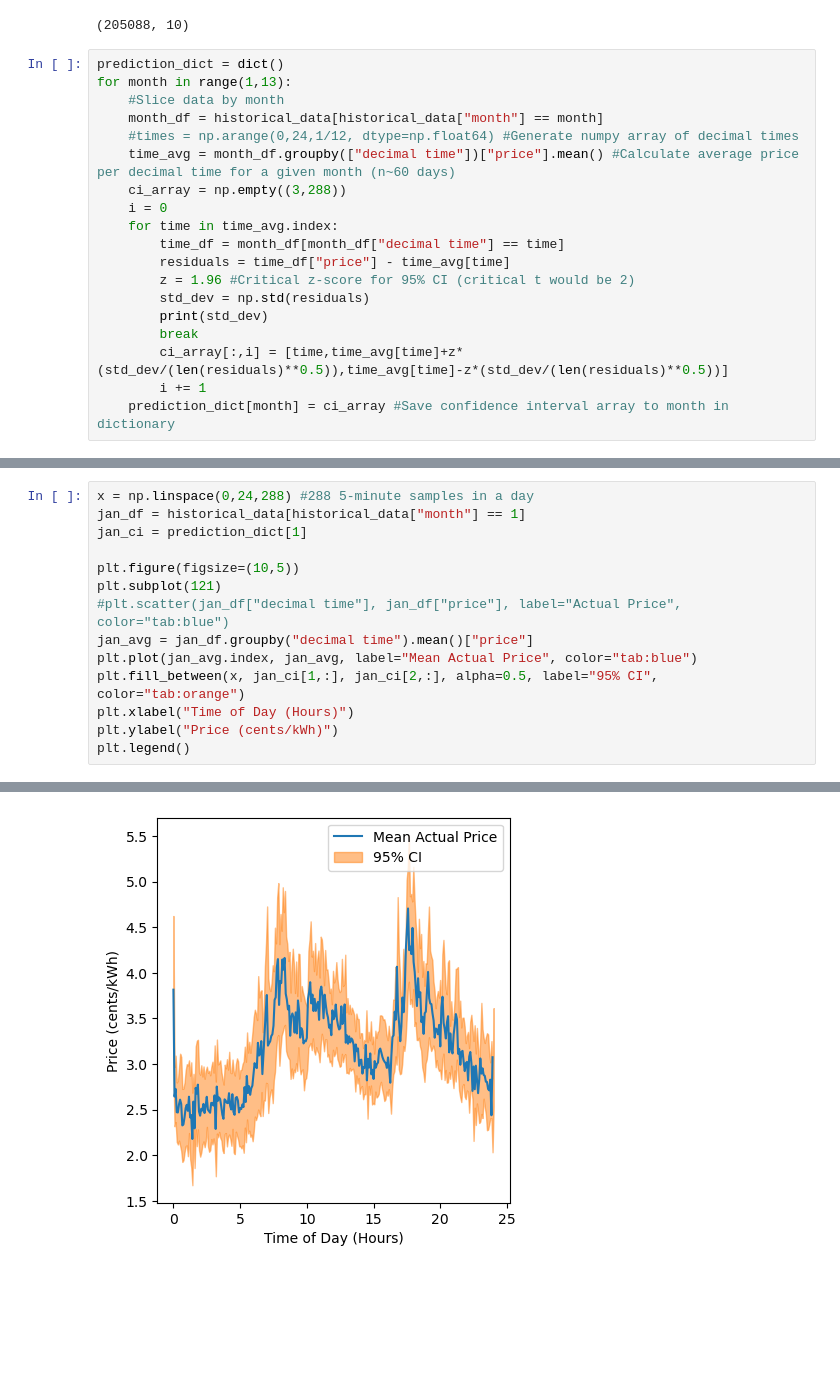
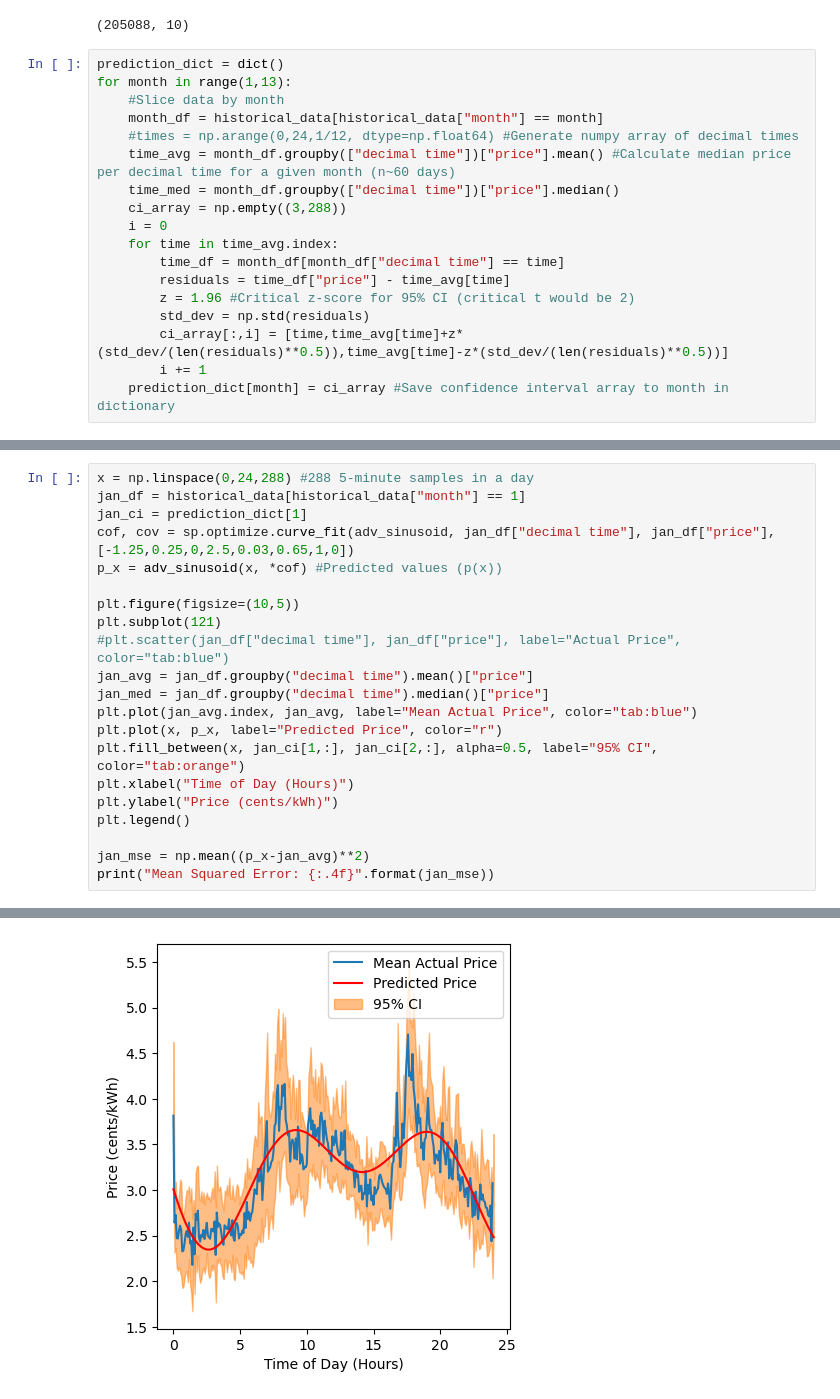
Before and after one commit to traskcon/DATA602-Project, a Jupyter notebook: DATA602-Project.ipynb, the cells around one changed output, grey strips where cells are left out. Saved outputs shown, nothing was run; the diff lists cells and outputs as text; blank space fills up the shorter version.

```diff
--- a/DATA602-Project.ipynb
+++ b/DATA602-Project.ipynb
@@ -290,7 +290,8 @@ for month in range(1,13):
     #Slice data by month
     month_df = historical_data[historical_data["month"] == month]
     #times = np.arange(0,24,1/12, dtype=np.float64) #Generate numpy array of decimal times
-    time_avg = month_df.groupby(["decimal time"])["price"].mean() #Calculate average price per decimal time for a given month (n~60 days)
+    time_avg = month_df.groupby(["decimal time"])["price"].mean() #Calculate median price per decimal time for a given month (n~60 days)
+    time_med = month_df.groupby(["decimal time"])["price"].median()
     ci_array = np.empty((3,288))
     i = 0
     for time in time_avg.index:
@@ -298,8 +299,6 @@ for month in range(1,13):
         residuals = time_df["price"] - time_avg[time]
         z = 1.96 #Critical z-score for 95% CI (critical t would be 2)
         std_dev = np.std(residuals)
-        print(std_dev)
-        break
         ci_array[:,i] = [time,time_avg[time]+z*(std_dev/(len(residuals)**0.5)),time_avg[time]-z*(std_dev/(len(residuals)**0.5))]
         i += 1
     prediction_dict[month] = ci_array #Save confidence interval array to month in dictionary
@@ -320,14 +306,21 @@ for month in range(1,13):
 x = np.linspace(0,24,288) #288 5-minute samples in a day
 jan_df = historical_data[historical_data["month"] == 1]
 jan_ci = prediction_dict[1]
+cof, cov = sp.optimize.curve_fit(adv_sinusoid, jan_df["decimal time"], jan_df["price"], [-1.25,0.25,0,2.5,0.03,0.65,1,0])
+p_x = adv_sinusoid(x, *cof) #Predicted values (p(x))
 
 plt.figure(figsize=(10,5))
 plt.subplot(121)
 #plt.scatter(jan_df["decimal time"], jan_df["price"], label="Actual Price", color="tab:blue")
 jan_avg = jan_df.groupby("decimal time").mean()["price"]
+jan_med = jan_df.groupby("decimal time").median()["price"]
 plt.plot(jan_avg.index, jan_avg, label="Mean Actual Price", color="tab:blue")
+plt.plot(x, p_x, label="Predicted Price", color="r")
 plt.fill_between(x, jan_ci[1,:], jan_ci[2,:], alpha=0.5, label="95% CI", color="tab:orange")
 plt.xlabel("Time of Day (Hours)")
 plt.ylabel("Price (cents/kWh)")
 plt.legend()
+
+jan_mse = np.mean((p_x-jan_avg)**2)
+print("Mean Squared Error: {:.4f}".format(jan_mse))
 # %% [output]
@@ -335 +328 @@ plt.legend()
-[figure, old version]
+[figure, new version]
```
Also changed, not shown: parts of 4 cells of this notebook.
